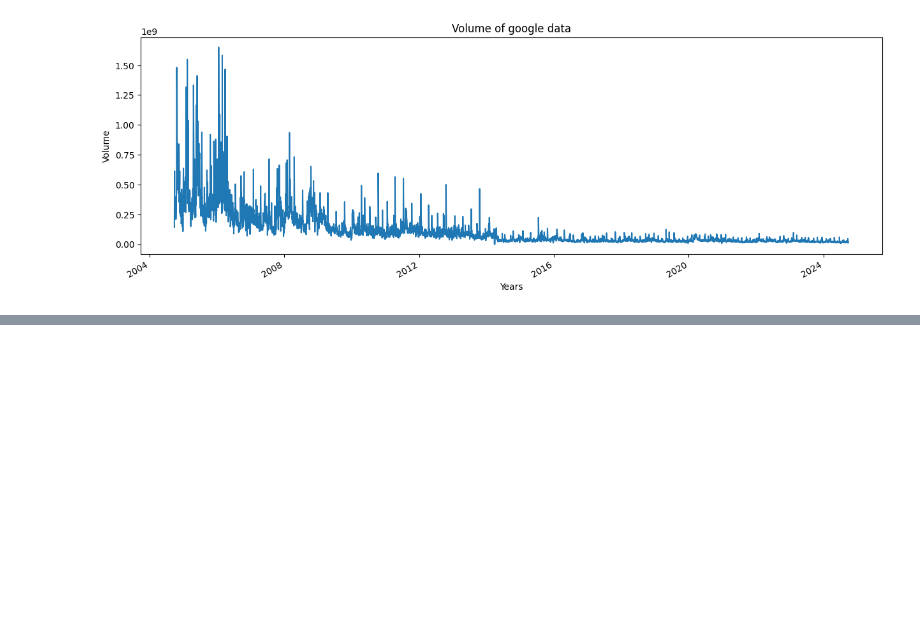
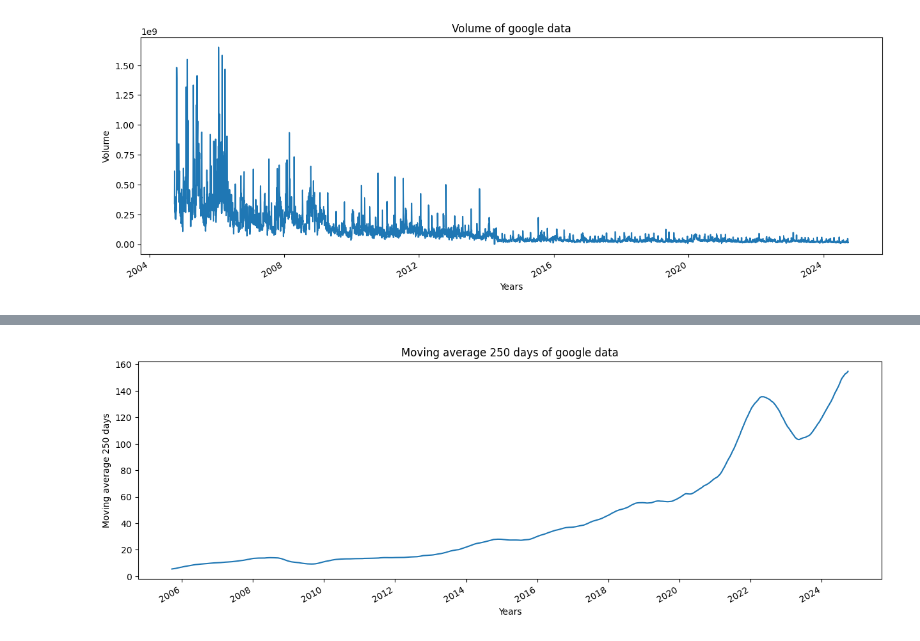
Before and after one commit to Prajwal18-MD/Stock_prediction, a Jupyter notebook: stock_predict.ipynb, the cells around one changed output, grey strips where cells are left out. Drawn from its saved outputs; the diff is of its cells as text; code cells hidden in the pictures; blank space fills up the shorter version.

Commit message:
moving average

```diff
--- a/stock_predict.ipynb
+++ b/stock_predict.ipynb
@@ -96,0 +120,3 @@ for column in google_data.columns:
+# %%
+google_data['Moving average 250 days'] = google_data['Adj Close'].rolling(250).mean()
+google_data['Moving average 250 days']
@@ -96,0 +137,4 @@ for column in google_data.columns:
+# %%
+plot_graph((15,5),google_data['Moving average 250 days'],'Moving average 250 days')
+# %% [output]
+[figure, added]
```
Also changed, not shown: parts of 11 cells of this notebook, 1 other file.
